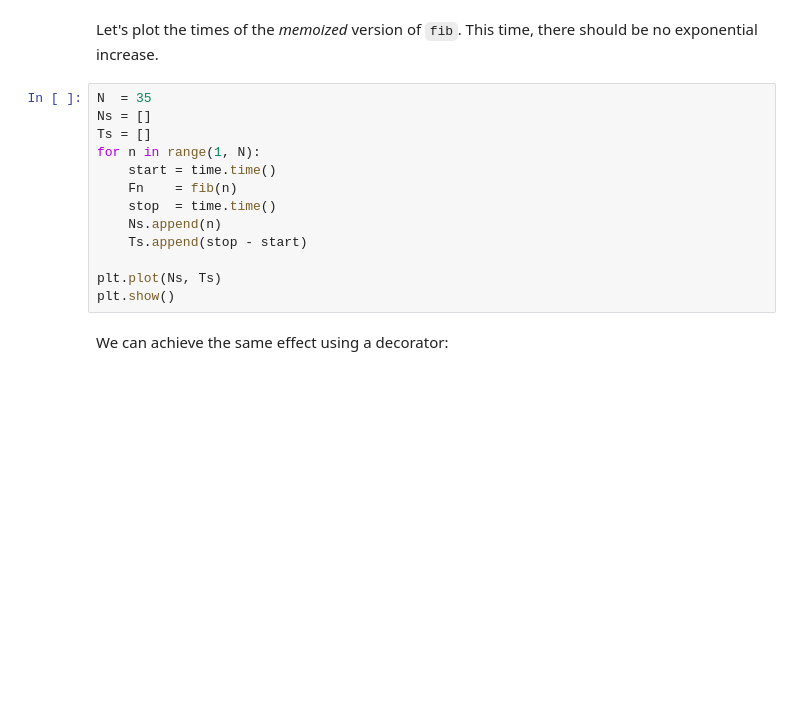
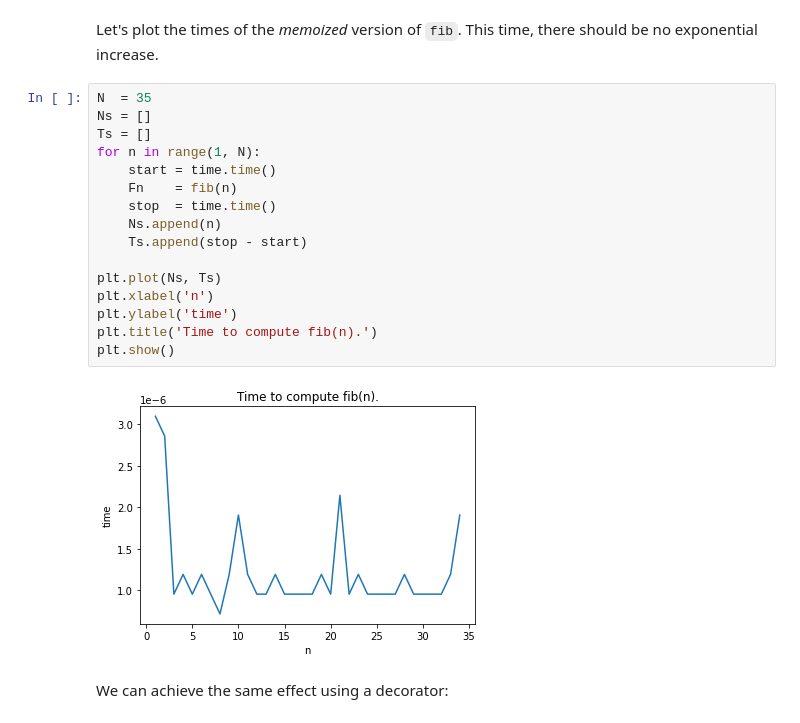
Before and after one commit to karlstroetmann/Artificial-Intelligence, a Jupyter notebook: Python/3 Games/Memoization.ipynb, the cells around one changed output. Cells and saved outputs as stored; diff of their text form; blank space fills up the shorter version.

```diff
--- a/Python/3 Games/Memoization.ipynb
+++ b/Python/3 Games/Memoization.ipynb
@@ -82,16 +130,21 @@ Let's plot the times of the *memoized* version of `fib`.  This time, there shoul
 # %%
 N  = 35
 Ns = []
 Ts = []
 for n in range(1, N):
     start = time.time()
     Fn    = fib(n)
     stop  = time.time()
     Ns.append(n)
     Ts.append(stop - start)
 
 plt.plot(Ns, Ts)
+plt.xlabel('n')
+plt.ylabel('time')
+plt.title('Time to compute fib(n).')
 plt.show()
+# %% [output]
+[figure, added]
 # %% [markdown]
 We can achieve the same effect using a decorator:
 # %%
```
Also changed, not shown: parts of 6 cells of this notebook.
